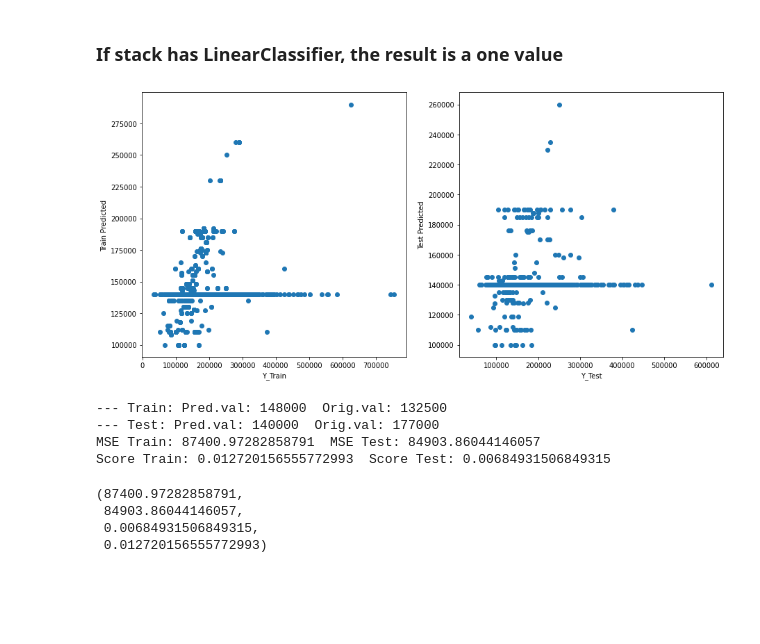
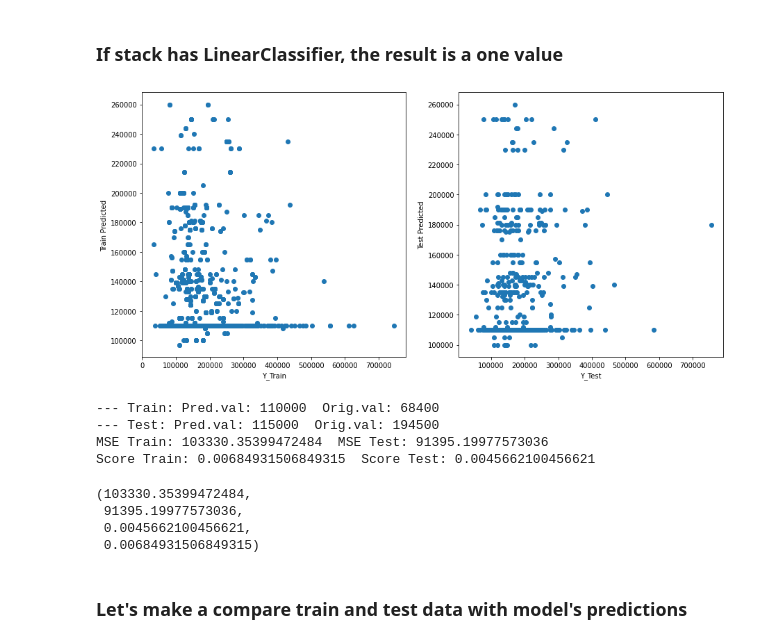
Before and after one commit to jk66rus/homework_01, a Jupyter notebook: homework_07/Homework 07.ipynb, the cells around one changed output. Drawn from its saved outputs; the diff is of its cells as text; code cells hidden in the pictures; blank space fills up the shorter version.

```diff
--- a/homework_07/Homework 07.ipynb
+++ b/homework_07/Homework 07.ipynb
@@ -277,6 +277,6 @@ dtype: int64
 # %%
 from sklearn.ensemble import RandomForestClassifier
 
-clf_rf1 = RandomForestClassifier(n_estimators=20, max_depth=10, min_samples_leaf=10, max_features=1, n_jobs=-1)
+clf_rf1 = RandomForestClassifier(n_estimators=100, max_depth=8, min_samples_leaf=10, max_features=0.5, n_jobs=-1)
 clf_rf1.fit(X_train, y_train)
 # %% [output]
@@ -286,7 +286,7 @@ RandomForestClassifier(max_depth=10, max_features=1, min_samples_leaf=10,
 from sklearn.metrics import mean_squared_error
 from sklearn.model_selection import cross_val_predict
 
-def mse_score(model, etalon=None, x_train=X_train, x_test=X_test, no_limits=False):
+def mse_score(model, etalon=None, x_train=X_train, x_test=X_test, no_limits=True):
     my_pred_train_data = model.predict(x_train)
     my_pred_test_data = model.predict(x_test)
 
@@ -598,20 +608,22 @@ array([34900, 34900, 34900, ..., 34900, 34900, 34900])
 # %%
 classifier_no_linear = StackingClassifier(
     [
         ('RF', RandomForestClassifier()),
         ('LogR', LogisticRegression(max_iter=1e8)),
         ('DTC', DecisionTreeClassifier()),
     ],
 LogisticRegression())
 classifier_no_linear.fit(X_train_ensemble, y_train)
-mse_score(classifier_no_linear, None, X_train_ensemble, X_test_ensemble, no_limits=True)
+mse_score(classifier_no_linear, None, X_train_ensemble, X_test_ensemble)
 # %% [output]
-[figure, old version]
+[figure, new version]
---- Train: Pred.val: 148000  Orig.val: 132500
---- Test: Pred.val: 140000  Orig.val: 177000
-MSE Train: 87400.97282858791  MSE Test: 84903.86044146057
-Score Train: 0.012720156555772993  Score Test: 0.00684931506849315
+--- Train: Pred.val: 110000  Orig.val: 68400
+--- Test: Pred.val: 115000  Orig.val: 194500
+MSE Train: 103330.35399472484  MSE Test: 91395.19977573036
+Score Train: 0.00684931506849315  Score Test: 0.0045662100456621
-(87400.97282858791,
- 84903.86044146057,
- 0.00684931506849315,
- 0.012720156555772993)
+(103330.35399472484,
+ 91395.19977573036,
+ 0.0045662100456621,
+ 0.00684931506849315)
+# %% [markdown]
+### Let's make a compare train and test data with model's predictions
```
Also changed, not shown: parts of 26 cells of this notebook.
